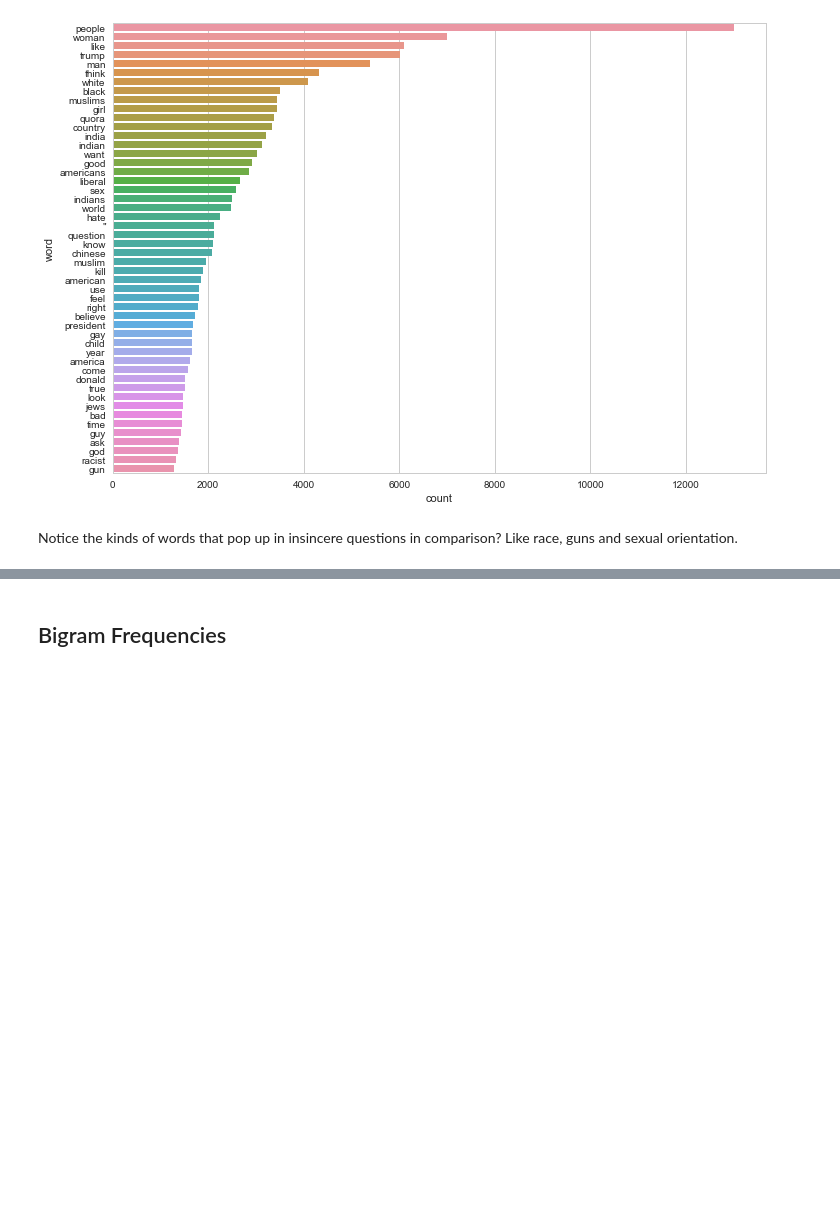
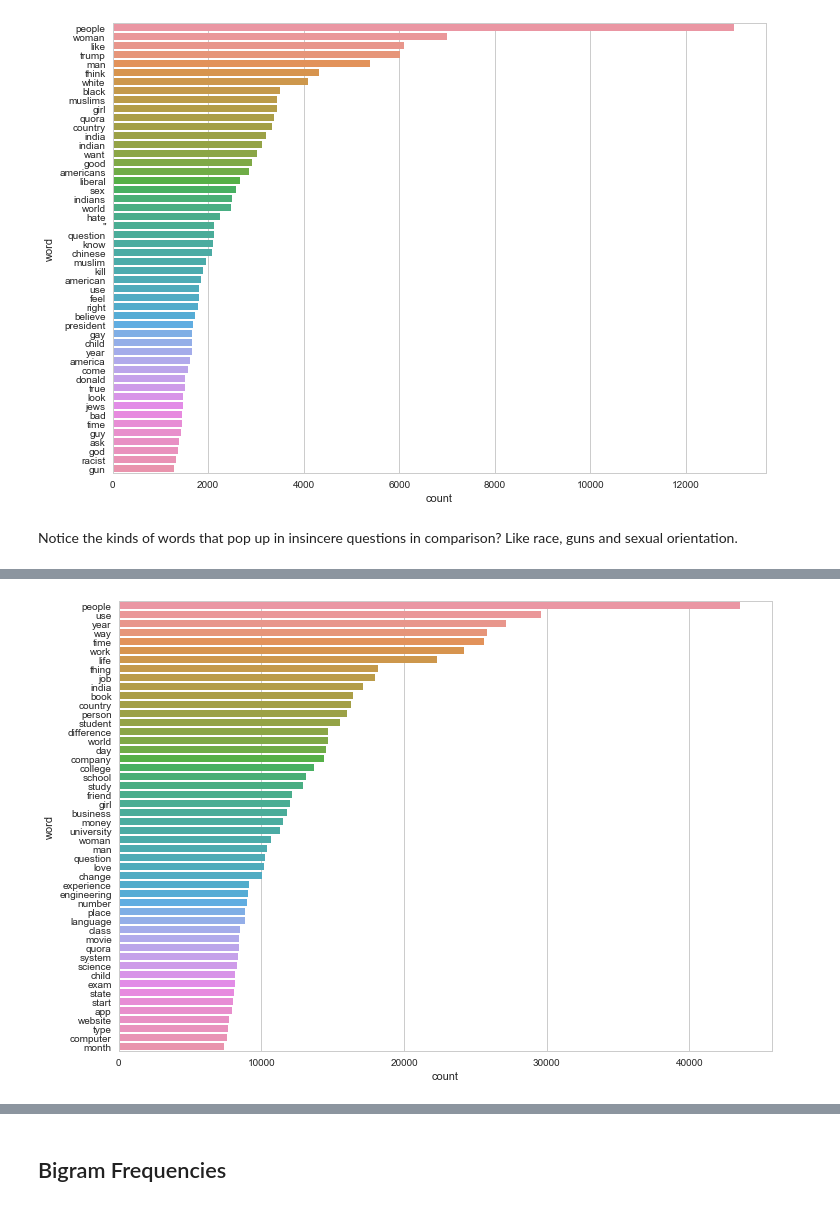
Before and after one commit to JonathanHung95/Quora-Insincere-Questions-Classification, a Jupyter notebook: Exploratory Data Analysis.ipynb, the cells around one changed output, grey strips where cells are left out. Cells and saved outputs as stored; diff of their text form; code cells hidden in the pictures; blank space fills up the shorter version.

```diff
--- a/Exploratory Data Analysis.ipynb
+++ b/Exploratory Data Analysis.ipynb
@@ -246,0 +316,20 @@ Notice the kinds of words that pop up in insincere questions in comparison?  Lik
+# %%
+# split by targets
+train_0 = train[train["target"] == 0]
+train_1 = train[train["target"] == 1]
+# %%
+# target 0 nouns
+common_nouns_0 = Counter(" ".join(train_0["nouns_text"]).split()).most_common(51)
+
+# convert to dataframe for ease of use
+common_nouns_0_df = pd.DataFrame(common_nouns_0)
+common_nouns_0_df.columns = ["word", "count"]
+common_nouns_0_df.drop(common_nouns_0_df.index[0], inplace = True) # drop the row with -PRON-
+
+# plot everything
+ax8 = sns.barplot(x = "count", y = "word", data = common_nouns_0_df)
+
+# garbage
+del common_nouns_0_df, train_0
+# %% [output]
+[figure, added]
```
Also changed, not shown: parts of 32 cells of this notebook.
